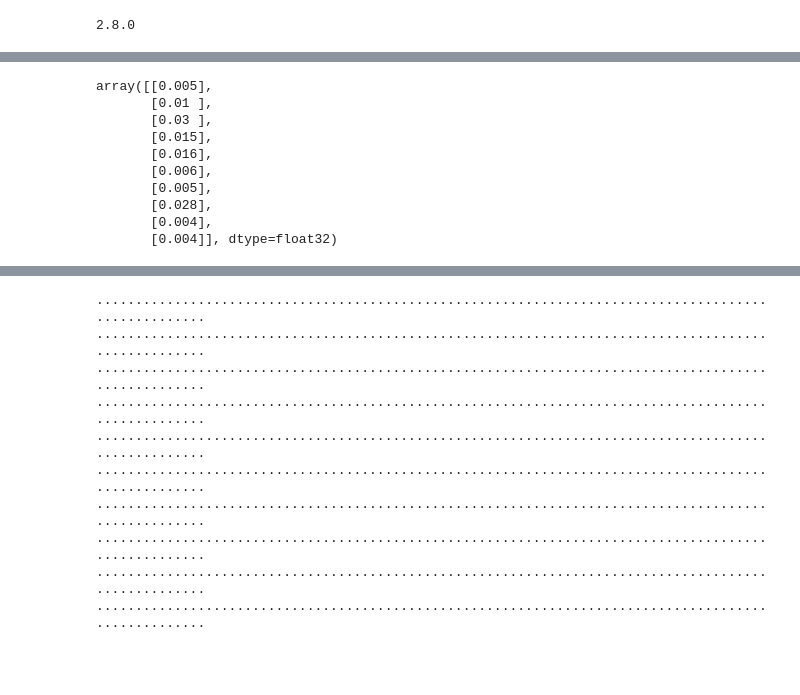
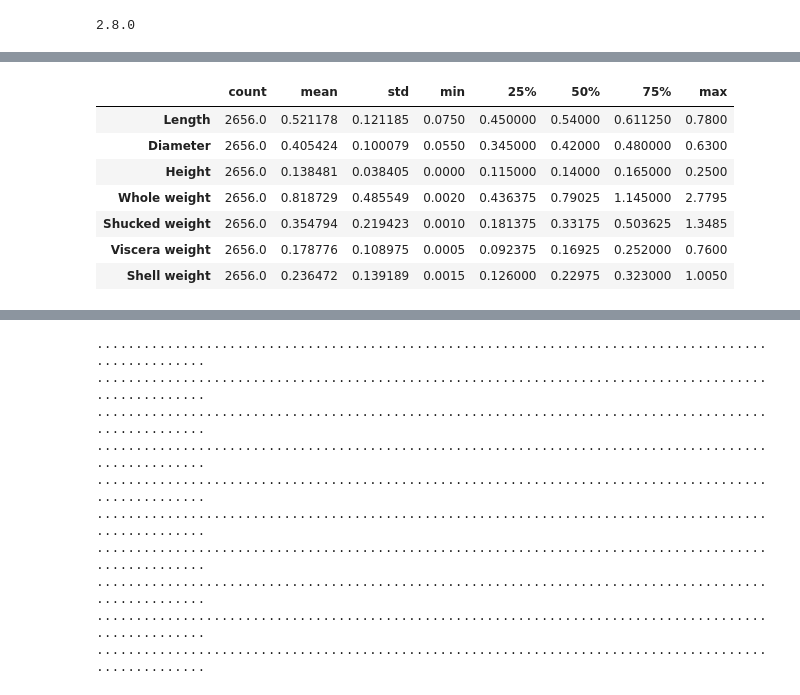
Before and after one commit to dlsco123/deeplearning, a Jupyter notebook: predict_abalone.ipynb, the cells around one changed output, grey strips where cells are left out. Saved outputs shown, nothing was run; the diff lists cells and outputs as text; code cells hidden in the pictures; blank space fills up the shorter version.

```diff
--- a/predict_abalone.ipynb
+++ b/predict_abalone.ipynb
@@ -57,0 +41,19 @@ np.shape(x_train)
+# %%
+dataset = abalone_train.dropna()
+# %%
+train_dataset = dataset.sample(frac=0.8,random_state=0)
+test_dataset = dataset.drop(train_dataset.index)
+# %%
+train_stats = train_dataset.describe()
+train_stats.pop("Age")
+train_stats = train_stats.transpose()
+train_stats
+# %% [output]
+|  | count | mean | std | min | 25% | 50% | 75% | max |
+| Length | 2656.0 | 0.521178 | 0.121185 | 0.0750 | 0.450000 | 0.54000 | 0.611250 | 0.7800 |
+| Diameter | 2656.0 | 0.405424 | 0.100079 | 0.0550 | 0.345000 | 0.42000 | 0.480000 | 0.6300 |
+| Height | 2656.0 | 0.138481 | 0.038405 | 0.0000 | 0.115000 | 0.14000 | 0.165000 | 0.2500 |
+| Whole weight | 2656.0 | 0.818729 | 0.485549 | 0.0020 | 0.436375 | 0.79025 | 1.145000 | 2.7795 |
+| Shucked weight | 2656.0 | 0.354794 | 0.219423 | 0.0010 | 0.181375 | 0.33175 | 0.503625 | 1.3485 |
+| Viscera weight | 2656.0 | 0.178776 | 0.108975 | 0.0005 | 0.092375 | 0.16925 | 0.252000 | 0.7600 |
+| Shell weight | 2656.0 | 0.236472 | 0.139189 | 0.0015 | 0.126000 | 0.22975 | 0.323000 | 1.0050 |
@@ -58,30 +68,14 @@ np.shape(x_train)
 # %%
 def build_model():
-    model = keras.Sequential([
-    layers.Dense(64, activation='relu', input_shape=[7]),
+  model = keras.Sequential([
+    layers.Dense(64, activation='relu', input_shape=[len(train_dataset.keys())]),
     layers.Dense(64, activation='relu'),
     layers.Dense(1)
-    ])
+  ])
 
-    optimizer = tf.keras.optimizers.RMSprop(0.001)
+  optimizer = tf.keras.optimizers.RMSprop(0.001)
 
-    model.compile(loss='mse',
+  model.compile(loss='mse',
                 optimizer=optimizer,
-                metrics=['mae', 'mse', 'acc'])
-    return model
-model = build_model()
-
-example_batch = x_train[:10]
-example_result = model.predict(example_batch)
-example_result
+                metrics=['mae', 'mse'])
+  return model
-# %% [output]
-array([[0.005],
-       [0.01 ],
-       [0.03 ],
-       [0.015],
-       [0.016],
-       [0.006],
-       [0.005],
-       [0.028],
-       [0.004],
-       [0.004]], dtype=float32)
```
Also changed, not shown: parts of 15 cells of this notebook, 2 other files.
